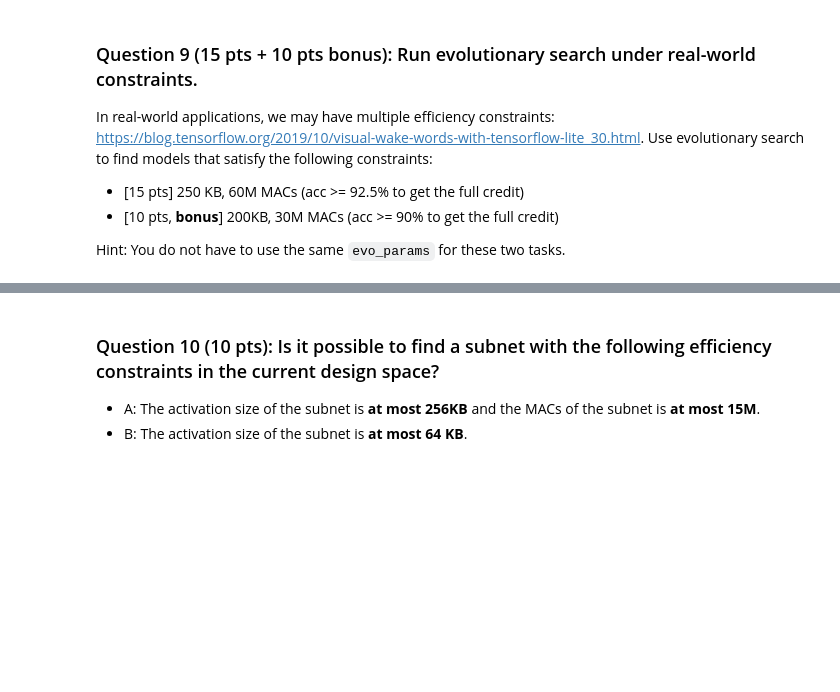
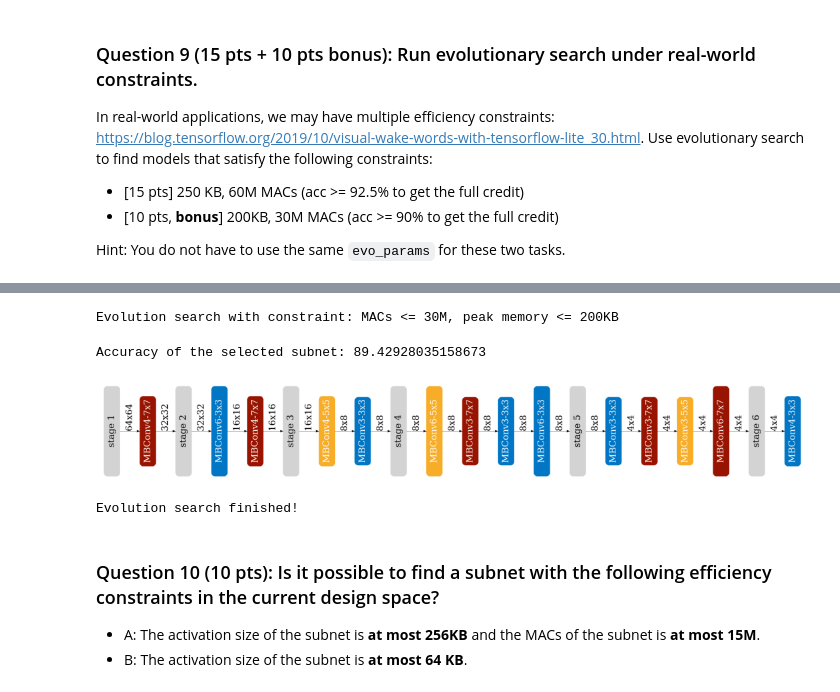
Before and after one commit to Chris-godz/LLM, a Jupyter notebook: MIT6.5940/Lab3.ipynb, the cells around one changed output, grey strips where cells are left out. Drawn from its saved outputs; the diff is of its cells as text; code cells hidden in the pictures; blank space fills up the shorter version.

```diff
--- a/MIT6.5940/Lab3.ipynb
+++ b/MIT6.5940/Lab3.ipynb
@@ -765,22 +872,27 @@ print("Evolution search finished!")
 # %%
 random.seed(1)
 np.random.seed(1)
 # hint: tune hyper-parameters below
 evo_params = {
     'arch_mutate_prob': 0.1, # The probability of architecture mutation in evolutionary search
     'resolution_mutate_prob': 0.1, # The probability of resolution mutation in evolutionary search
-    'population_size': 10,  # The size of the population
+    'population_size': 15,  # The size of the population
     'max_time_budget': 10,
     'parent_ratio': 0.1,
     'mutation_ratio': 0.1,
 }
 
 nas_agent = EvolutionSearcher(efficiency_predictor, acc_predictor, **evo_params)
 
 (millionMACs, KBPeakMemory) = [30, 200]
 print(f"Evolution search with constraint: MACs <= {millionMACs}M, peak memory <= {KBPeakMemory}KB")
 search_and_measure_acc(nas_agent, dict(millionMACs=millionMACs, KBPeakMemory=KBPeakMemory))
 print("Evolution search finished!")
+# %% [output]
+Evolution search with constraint: MACs <= 30M, peak memory <= 200KB
+Accuracy of the selected subnet: 89.42928035158673
+[figure, added]
+Evolution search finished!
 # %% [markdown]
 ### Question 10 (10 pts): Is it possible to find a subnet with the following efficiency constraints in the current design space?
 - A: The activation size of the subnet is **at most 256KB** and the MACs of the subnet is **at most 15M**.
```
Also changed, not shown: parts of 19 cells of this notebook.
